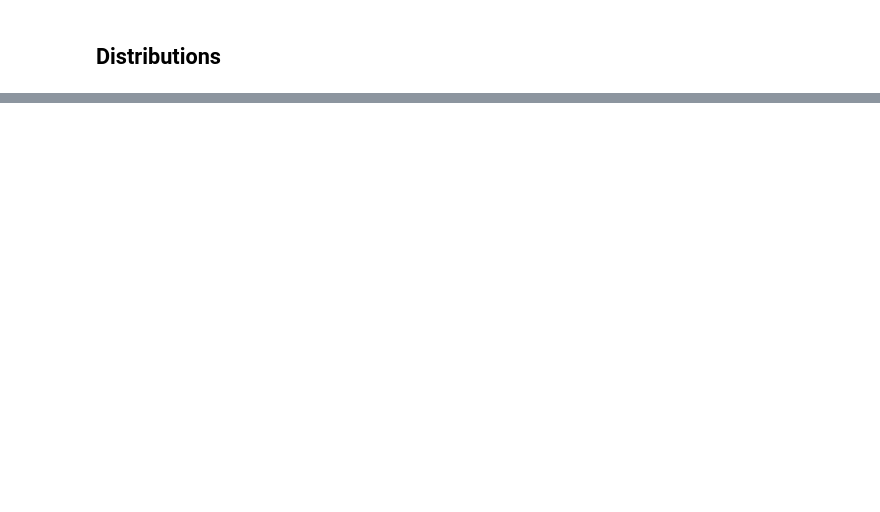
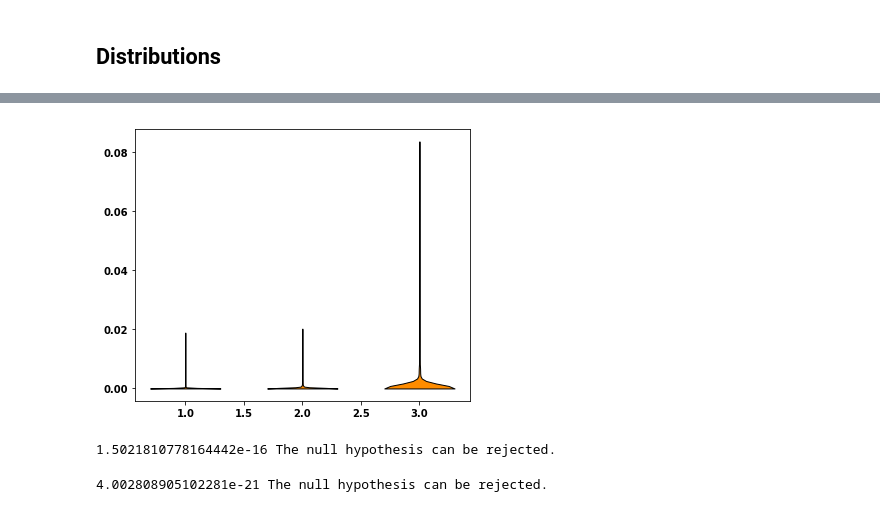
Before and after one commit to Nikoleta-v3/bibliometric-study-of-the-prisoners-dilemma, a Jupyter notebook: src/nbs/3. Influence.ipynb, the cells around one changed output, grey strips where cells are left out. Cells and saved outputs as stored; diff of their text form; code cells hidden in the pictures; blank space fills up the shorter version.

```diff
--- a/src/nbs/3. Influence.ipynb
+++ b/src/nbs/3. Influence.ipynb
@@ -28,3 +105,14 @@ for i, dstr in enumerate(distributions_betweeness):
 # %%
 fig, axes = plt.subplots(figsize=(6, 5))
-parts = plt.violinplot(distributions_betweeness, widths=0.5, showmedians=False, showextrema=False);
+parts = plt.violinplot(distributions_betweeness, widths=.6, showmedians=False, showextrema=False);
+
+for pc in parts['bodies']:
+    pc.set_facecolor(colors[0])
+    pc.set_edgecolor('black')
+    pc.set_alpha(1)
+# %% [output]
+[figure, added]
+# %%
+test_kruskal(distributions_betweeness)
+# %% [output]
+1.5021810778164442e-16 The null hypothesis can be rejected.
@@ -30,0 +121,4 @@ parts = plt.violinplot(distributions_betweeness, widths=0.5, showmedians=False,
+# %%
+test_kruskal(nighty_five)
+# %% [output]
+4.002808905102281e-21 The null hypothesis can be rejected.
```
Also changed, not shown: parts of 54 cells of this notebook, 20 other files.
